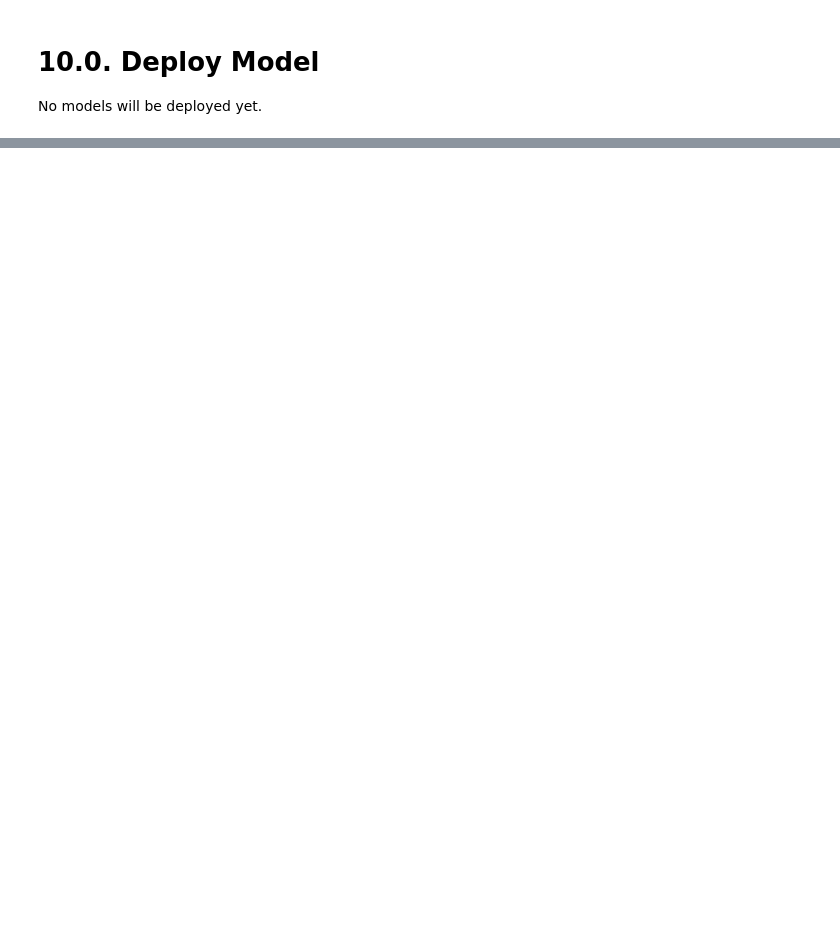
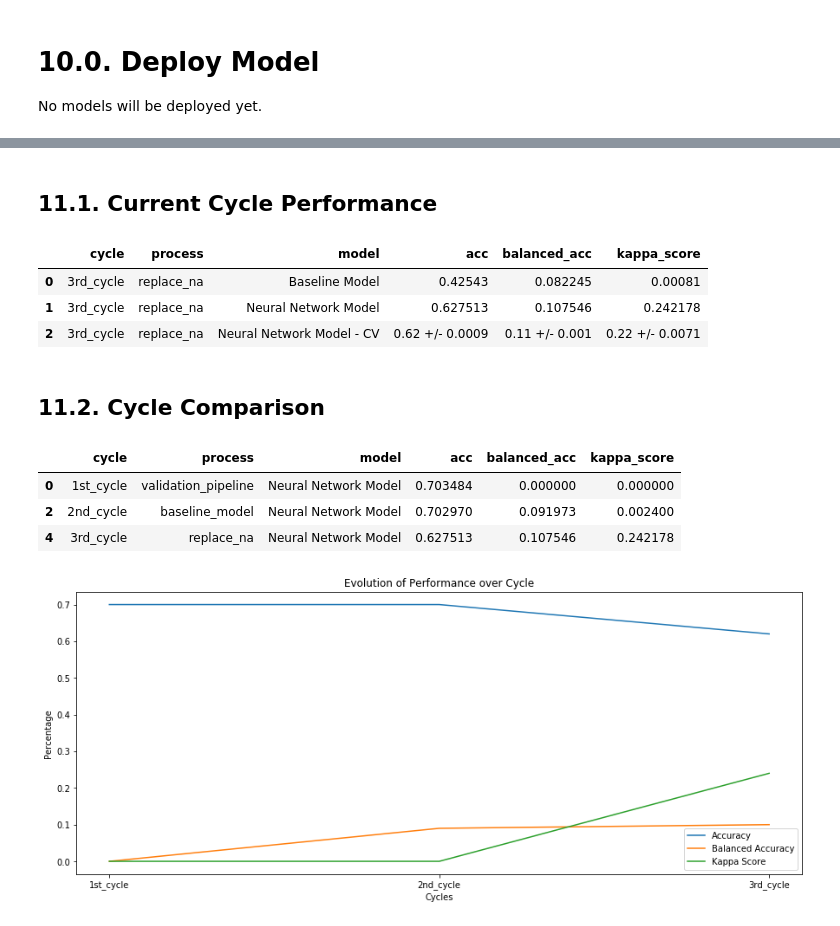
Before and after one commit to vinissouza/Airbnb-First-Booking-Forecast, a Jupyter notebook: Notebooks/3rd-Cycle-Notebook-Cross_Validation_&_Replace_NA.ipynb, the cells around one changed output, grey strips where cells are left out. Drawn from its saved outputs; the diff is of its cells as text; code cells hidden in the pictures; blank space fills up the shorter version.

```diff
--- a/Notebooks/3rd-Cycle-Notebook-Cross_Validation_&_Replace_NA.ipynb
+++ b/Notebooks/3rd-Cycle-Notebook-Cross_Validation_&_Replace_NA.ipynb
@@ -575,0 +642,68 @@ No models will be deployed yet.
+# %% [markdown]
+## 11.1. Current Cycle Performance
+# %%
+# performance dataframe
+df_performance = pd.DataFrame([baseline_performance, nn_performance, nn_performance_cv])
+df_performance['cycle'] = '3rd_cycle'
+df_performance['process'] = 'replace_na'
+df_performance = df_performance[['cycle', 'process', 'model', 'acc', 'balanced_acc', 'kappa_score']]
+
+# save 3rd cycle to comparison
+df_performance.to_csv('../Datasets/3rd_cycle_performance', index=False)
+
+# display performance dataframe
+df_performance
+# %% [output]
+|  | cycle | process | model | acc | balanced_acc | kappa_score |
+| 0 | 3rd_cycle | replace_na | Baseline Model | 0.42543 | 0.082245 | 0.00081 |
+| 1 | 3rd_cycle | replace_na | Neural Network Model | 0.627513 | 0.107546 | 0.242178 |
+| 2 | 3rd_cycle | replace_na | Neural Network Model - CV | 0.62 +/- 0.0009 | 0.11 +/- 0.001 | 0.22 +/- 0.0071 |
+# %% [markdown]
+## 11.2. Cycle Comparison
+# %%
+# first cycle performance load
+performance_1st_cycle = pd.read_csv('../Datasets/1st_cycle_performance')
+
+# second cycle performance load
+performance_2nd_cycle = pd.read_csv('../Datasets/2nd_cycle_performance')
+
+# join cycles dataframes
+performance = pd.concat([performance_1st_cycle,
+                         performance_2nd_cycle,
+                         df_performance]).reset_index(drop=True)
+
+# filter baseline model
+performance = performance[(performance['model'] != 'Baseline Model') &
+                          (performance['model'] != 'Neural Network Model - CV')].fillna(0)
+
+# display performance
+performance
+# %% [output]
+|  | cycle | process | model | acc | balanced_acc | kappa_score |
+| 0 | 1st_cycle | validation_pipeline | Neural Network Model | 0.703484 | 0.000000 | 0.000000 |
+| 2 | 2nd_cycle | baseline_model | Neural Network Model | 0.702970 | 0.091973 | 0.002400 |
+| 4 | 3rd_cycle | replace_na | Neural Network Model | 0.627513 | 0.107546 | 0.242178 |
+# %%
+plt.figure(figsize=(15,6))
+
+# formated metrics
+performance['acc'] = performance['acc'].apply(lambda x: str(x)[0:4]).astype(float)
+
+performance['balanced_acc'] = performance['balanced_acc'].apply(lambda x: str(x)[0:4]).astype(float)
+
+performance['kappa_score'] = performance['kappa_score'].apply(lambda x: str(x)[0:4]).astype(float)
+
+# Evolution of Performance over Cycles
+sns.lineplot(x='cycle', y='acc', data=performance)
+
+sns.lineplot(x='cycle', y='balanced_acc', data=performance)
+
+sns.lineplot(x='cycle', y='kappa_score', data=performance)
+
+# set legend and titles
+plt.legend(labels=['Accuracy','Balanced Accuracy', 'Kappa Score'])
+plt.title('Evolution of Performance over Cycle')
+plt.ylabel('Percentage')
+plt.xlabel('Cycles');
+# %% [output]
+[figure, added]
```
Also changed, not shown: parts of 37 cells of this notebook.
